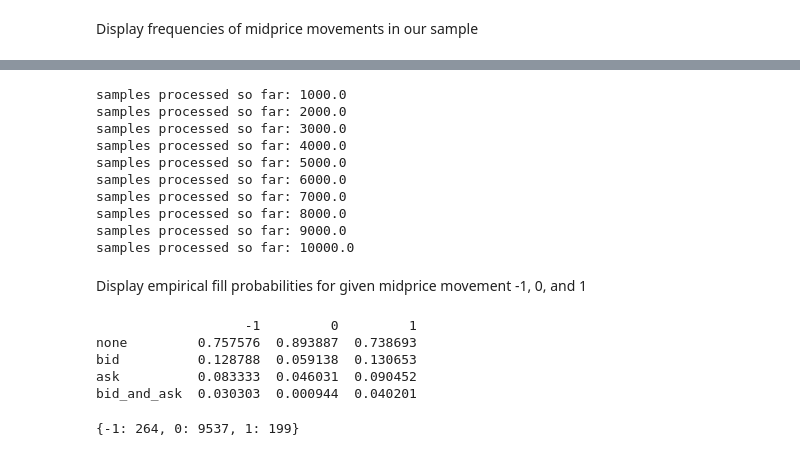
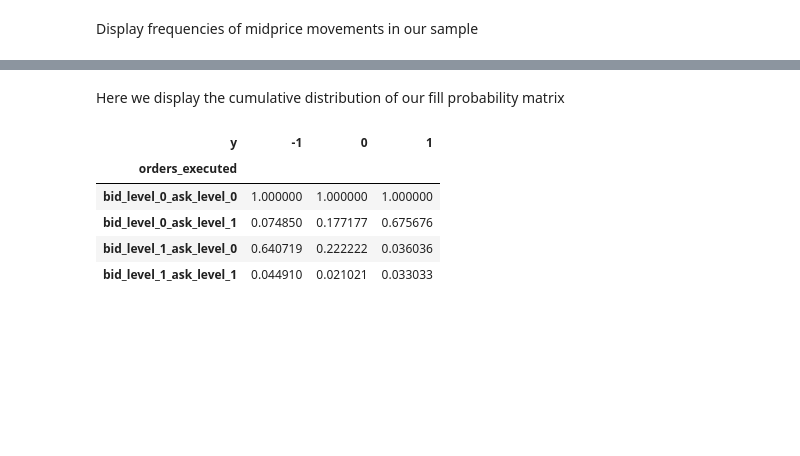
Before and after one commit to Jeremy-Coste/DL-Project-Team-E, a Jupyter notebook: OrderBook_simulator_and_fill_probability_estimator/OrderBookDemo.ipynb, the cells around one changed output, grey strips where cells are left out. Drawn from its saved outputs; the diff is of its cells as text; code cells hidden in the pictures; blank space fills up the shorter version.

```diff
--- a/OrderBook_simulator_and_fill_probability_estimator/OrderBookDemo.ipynb
+++ b/OrderBook_simulator_and_fill_probability_estimator/OrderBookDemo.ipynb
@@ -117,5 +113,0 @@ In the following example, we quote our buy and sell order on inside market, and
-# %%
-probability_simulator = fps.FillProbabilitySimulator(numupdates=100, order_tuple=(1 , 1),
-                                                     orderbook=book, t_start=34200.01, t_end=50000)
-
-probability_simulator.generate_matrix(num_samples=10000)
@@ -152,30 +114,12 @@ In the next example we reevaluate our orders every second
-# %%
-probability_simulator = fps.FillProbabilitySimulator(timeunit=1, order_tuple=(1 , 1),
-                                                     orderbook=book, t_start=34200.01, t_end=50000)
-probability_simulator.generate_matrix(num_samples=10000)
-# %% [output]
-samples processed so far: 1000.0
-samples processed so far: 2000.0
-samples processed so far: 3000.0
-samples processed so far: 4000.0
-samples processed so far: 5000.0
-samples processed so far: 6000.0
-samples processed so far: 7000.0
-samples processed so far: 8000.0
-samples processed so far: 9000.0
-samples processed so far: 10000.0
-# %% [markdown]
-Display empirical fill probabilities for given midprice movement -1, 0, and 1
-# %%
-fill_matrix = probability_simulator.get_prob_matrix()
-print(fill_matrix)
-# %% [output]
-                   -1         0         1
-none         0.757576  0.893887  0.738693
-bid          0.128788  0.059138  0.130653
-ask          0.083333  0.046031  0.090452
-bid_and_ask  0.030303  0.000944  0.040201
-# %%
-print(probability_simulator.get_quantities())
-# %% [output]
-{-1: 264, 0: 9537, 1: 199}
+# %% [markdown]
+Here we display the cumulative distribution of our fill probability matrix
+# %%
+cum_mat = probability_simulator.get_cum_prob_matrix()
+cum_mat
+# %% [output]
+| y | -1 | 0 | 1 |
+| orders_executed |  |  |  |
+| bid_level_0_ask_level_0 | 1.000000 | 1.000000 | 1.000000 |
+| bid_level_0_ask_level_1 | 0.074850 | 0.177177 | 0.675676 |
+| bid_level_1_ask_level_0 | 0.640719 | 0.222222 | 0.036036 |
+| bid_level_1_ask_level_1 | 0.044910 | 0.021021 | 0.033033 |
```
Also changed, not shown: parts of 37 cells of this notebook, 5 other files.
